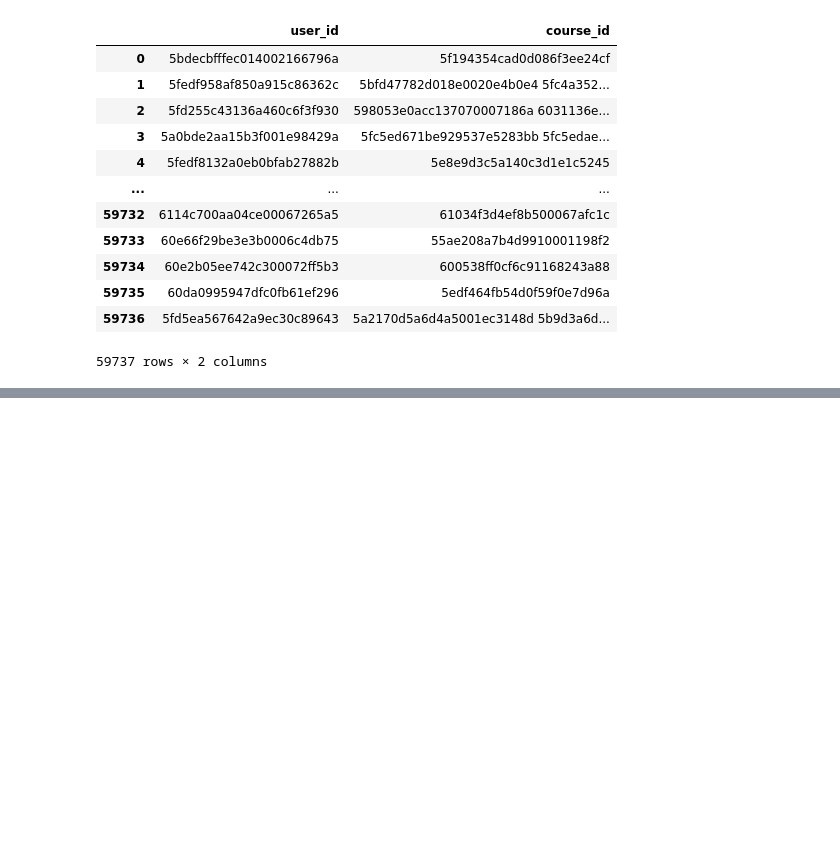
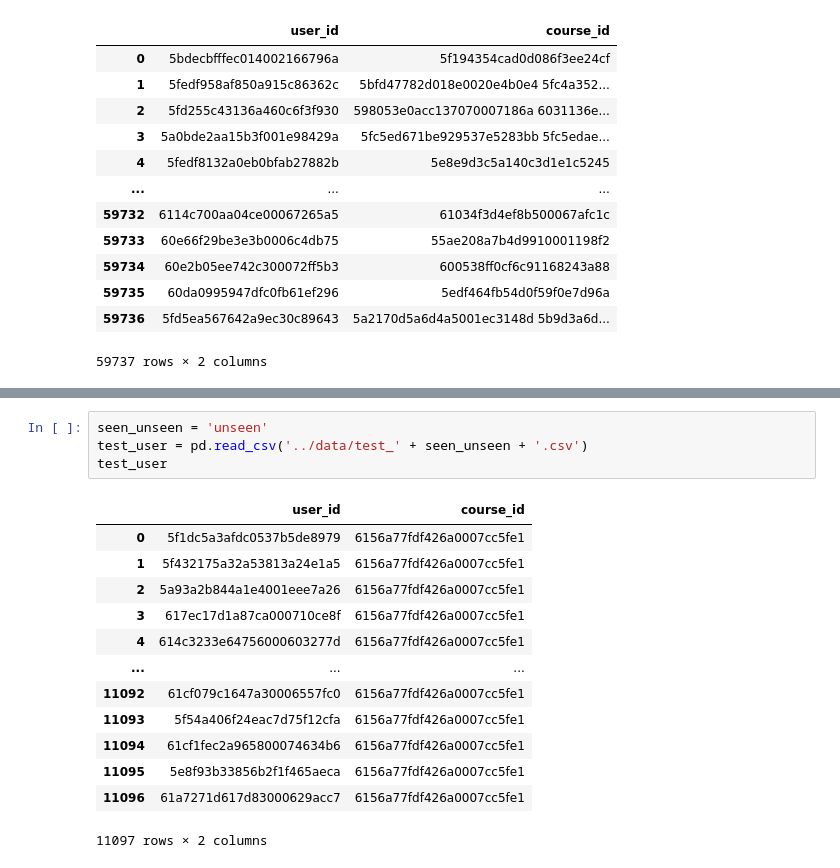
Before and after one commit to ianyang66/ADLFinal, a Jupyter notebook: possible_solution/time_series.ipynb, the cells around one changed output, grey strips where cells are left out. Cells and saved outputs as stored; diff of their text form; blank space fills up the shorter version.

```diff
--- a/possible_solution/time_series.ipynb
+++ b/possible_solution/time_series.ipynb
@@ -81,0 +184,18 @@ for user, course in zip(train_csv['user_id'].to_list(), train_csv['course_id'].t
+# %%
+seen_unseen = 'unseen'
+test_user = pd.read_csv('../data/test_' + seen_unseen + '.csv')
+test_user
+# %% [output]
+|  | user_id | course_id |
+| 0 | 5f1dc5a3afdc0537b5de8979 | 6156a77fdf426a0007cc5fe1 |
+| 1 | 5f432175a32a53813a24e1a5 | 6156a77fdf426a0007cc5fe1 |
+| 2 | 5a93a2b844a1e4001eee7a26 | 6156a77fdf426a0007cc5fe1 |
+| 3 | 617ec17d1a87ca000710ce8f | 6156a77fdf426a0007cc5fe1 |
+| 4 | 614c3233e64756000603277d | 6156a77fdf426a0007cc5fe1 |
+| ... | ... | ... |
+| 11092 | 61cf079c1647a30006557fc0 | 6156a77fdf426a0007cc5fe1 |
+| 11093 | 5f54a406f24eac7d75f12cfa | 6156a77fdf426a0007cc5fe1 |
+| 11094 | 61cf1fec2a965800074634b6 | 6156a77fdf426a0007cc5fe1 |
+| 11095 | 5e8f93b33856b2f1f465aeca | 6156a77fdf426a0007cc5fe1 |
+| 11096 | 61a7271d617d83000629acc7 | 6156a77fdf426a0007cc5fe1 |
+11097 rows × 2 columns
```
Also changed, not shown: parts of 14 cells of this notebook, 6 other files.
